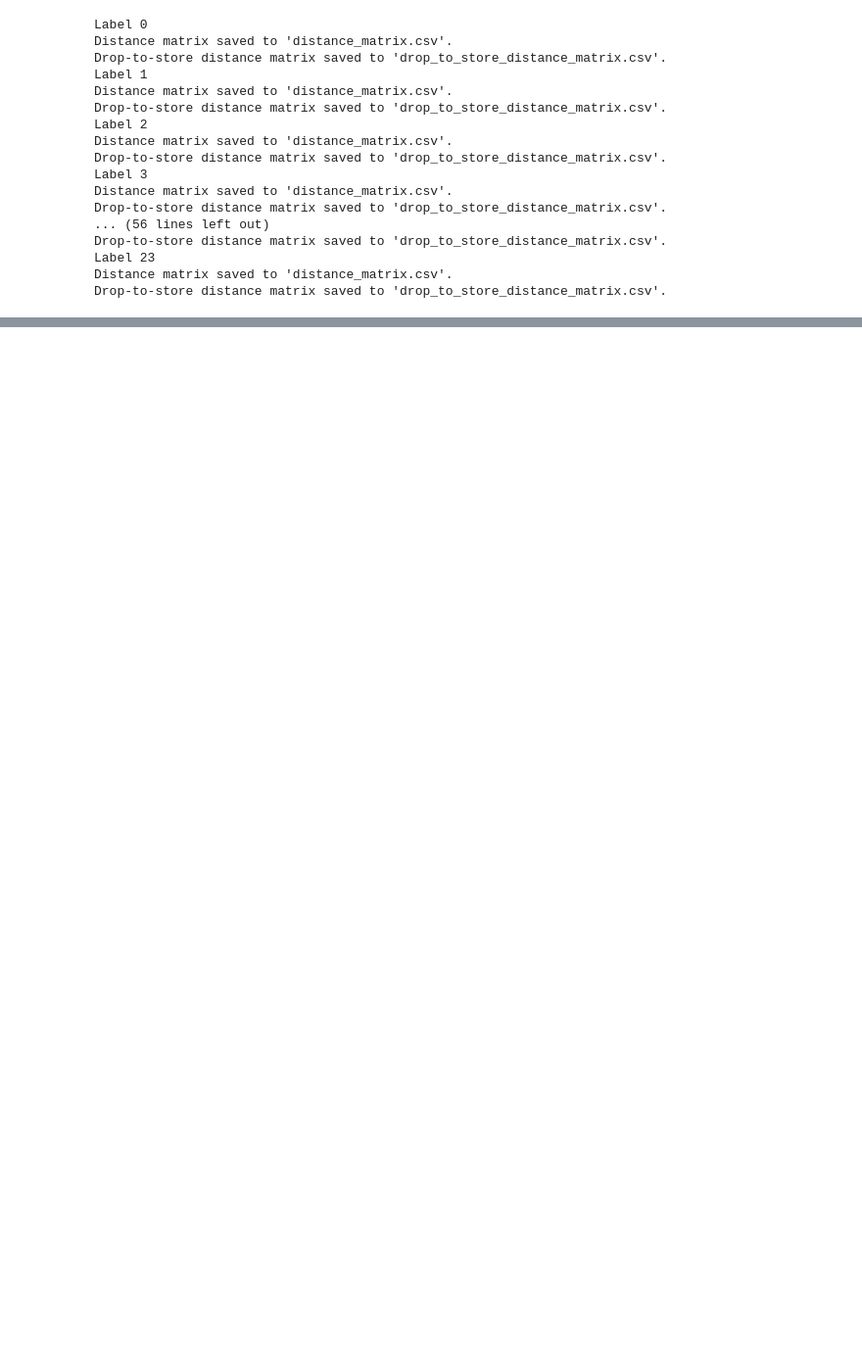
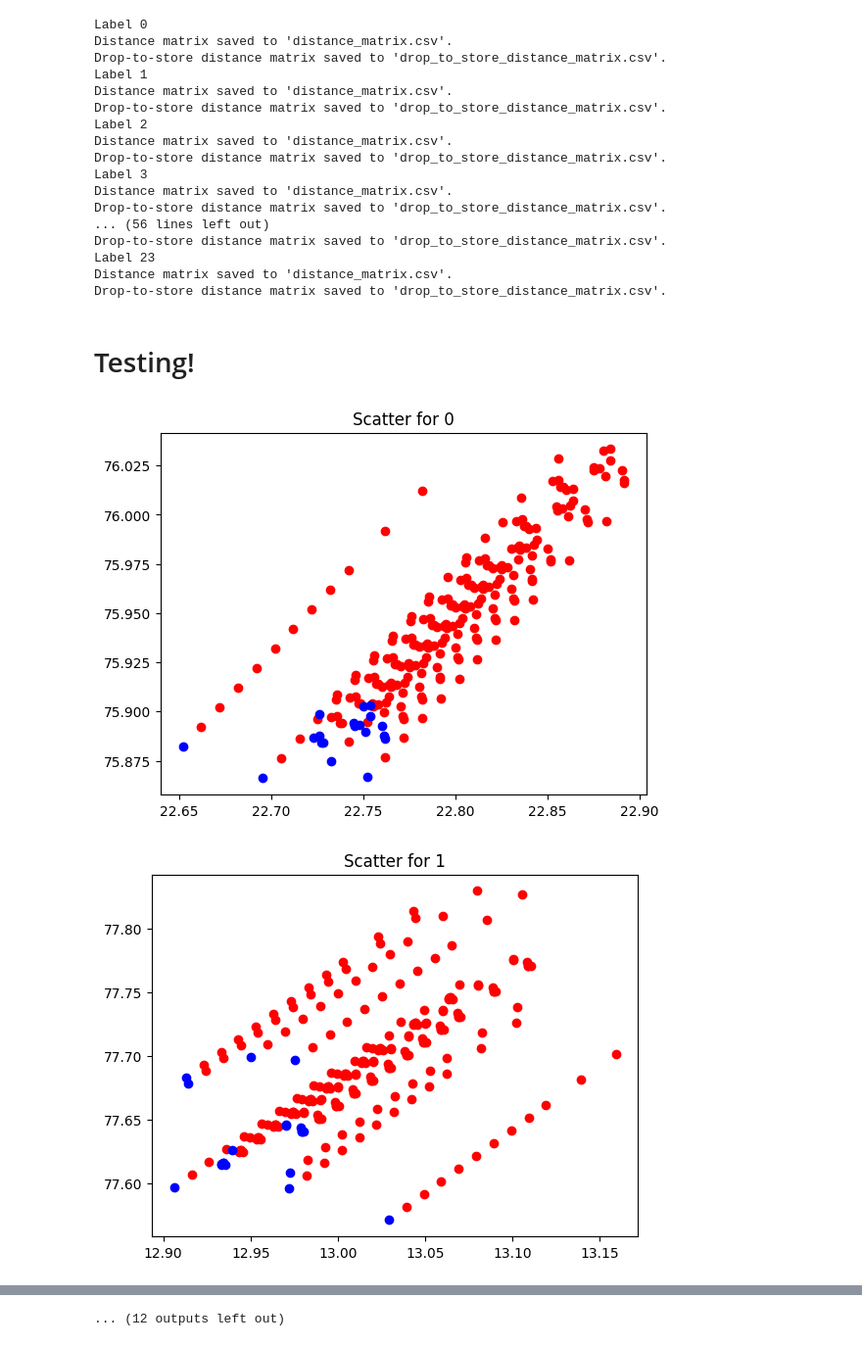
Before and after one commit to MarcusBluestone/Amazon-Routes-Optimization-Final, a Jupyter notebook: cluster.ipynb, the cells around one changed output, grey strips where cells are left out. Shown at 98% size. Saved outputs shown, nothing was run; the diff lists cells and outputs as text; code cells hidden in the pictures; blank space fills up the shorter version.

Commit message:
fix: clustering

```diff
--- a/cluster.ipynb
+++ b/cluster.ipynb
@@ -77,11 +74,12 @@ for i in set(labels):
     folder_name = f'clusters/{i}'
     os.mkdir(folder_name)
     filtered = info_pd.iloc[labels == i]
+
     filtered_d = filtered[filtered['type'] == 'D']
     filtered_s = filtered[filtered['type'] == 'S']
 
-    new_df_demand = info_pd.iloc[filtered_d.index].reset_index()[['Latitude', 'Longitude']]
-    new_df_stores = info_pd.iloc[filtered_s.index].reset_index()[['Latitude', 'Longitude']]
+    new_df_demand = filtered_d.reset_index()[['Latitude', 'Longitude']]
+    new_df_stores = filtered_s.reset_index()[['Latitude', 'Longitude']]
 
     new_df_demand.to_csv(f'{folder_name}/demand.csv')
     new_df_stores.to_csv(f'{folder_name}/stores.csv')
@@ -201,3 +200,20 @@ Drop-to-store distance matrix saved to 'drop_to_store_distance_matrix.csv'.
 Label 23
 Distance matrix saved to 'distance_matrix.csv'.
 Drop-to-store distance matrix saved to 'drop_to_store_distance_matrix.csv'.
+# %% [markdown]
+# Testing!
+# %%
+for i in set(labels):
+    plt.clf()
+    folder_name = f'clusters/{i}'
+    demand = pd.read_csv(f'{folder_name}/demand.csv')
+    stores = pd.read_csv(f'{folder_name}/stores.csv')
+
+    plt.scatter(demand['Latitude'], demand['Longitude'], color = 'red')
+    plt.scatter(stores['Latitude'], stores['Longitude'], color = 'blue')
+
+    plt.title(f"Scatter for {i}")
+    plt.show()
+# %% [output]
+[figure, added]
+[figure, added]
@@ -203,0 +230 @@ Drop-to-store distance matrix saved to 'drop_to_store_distance_matrix.csv'.
+... (12 outputs left out)
```
Also changed, not shown: parts of 3 cells of this notebook, 1 other file.
